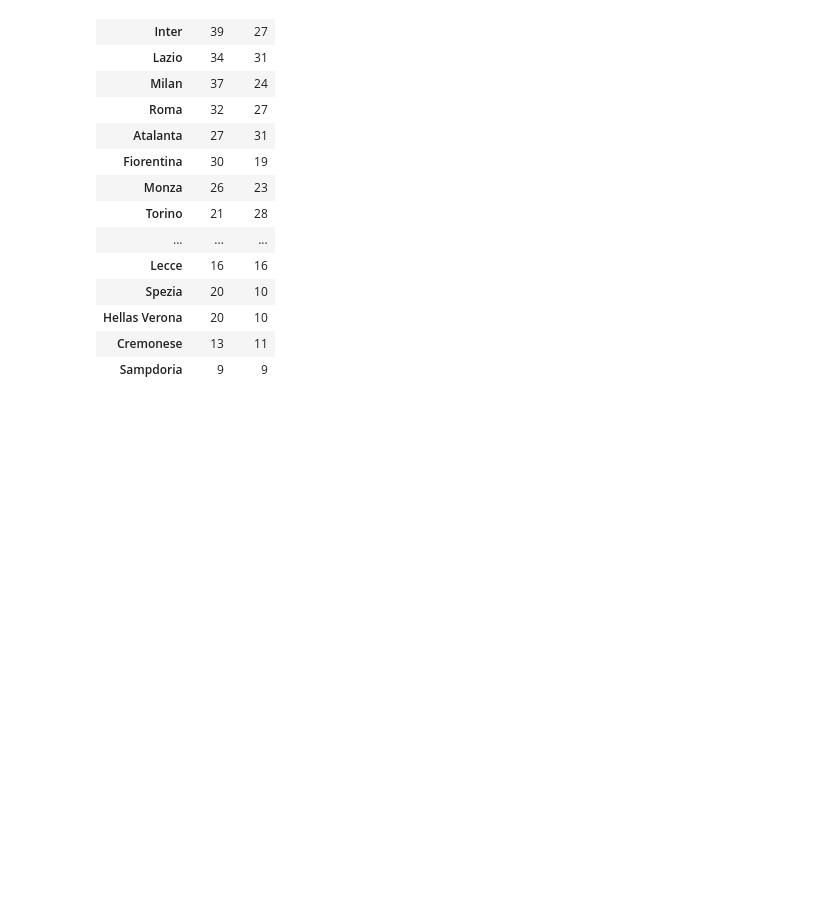
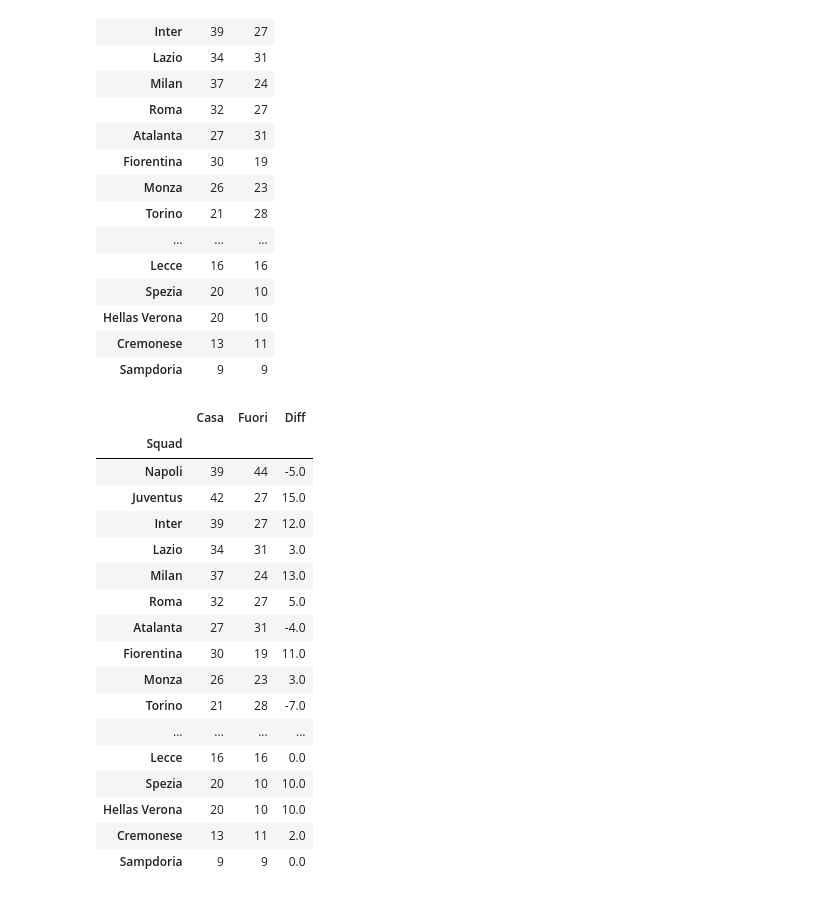
Before and after one commit to Weinsz/SciViz-SerieA-2022-23, a Jupyter notebook: Misc/Rendimento_Casa-Fuori.ipynb, the cells around one changed output. Saved outputs shown, nothing was run; the diff lists cells and outputs as text; code cells hidden in the pictures; blank space fills up the shorter version.

```diff
--- a/Misc/Rendimento_Casa-Fuori.ipynb
+++ b/Misc/Rendimento_Casa-Fuori.ipynb
@@ -8,3 +13,15 @@ from highlight_text import ax_text
+# %%
+font_path = "../Grafici/assets/fonts"
+for x in os.listdir(font_path):
+    for y in os.listdir(f"{font_path}/{x}"):
+        if y.split(".")[-1] == "ttf":
+            fm.fontManager.addfont(f"{font_path}/{x}/{y}")
+            try:
+                fm.FontProperties(weight=y.split("-")[-1].split(".")[0].lower(), fname=y.split("-")[0])
+            except Exception:
+                continue
+
+plt.style.use("../Grafici/assets/stylesheets/soc_base.mplstyle")
 # %%
 
 df = pd.read_csv('fbref_data.csv', sep=',')
@@ -30,10 +47,30 @@ df.set_index('Squad')
 | Sampdoria | 9 | 9 |
 # %%
 def calc_diff(data):
-    diffs = pd.Series(index=data.index, name='Diff')
+    diffs = pd.Series(index=data.index, name='Diff', dtype=float)
     for x in data.itertuples():
         diffs.loc[x.Index] = (x.Casa-x.Fuori)
     return data.merge(diffs, right_index=True, left_index=True).set_index('Squad')
 df_sum = calc_diff(df)
+df_sum
+# %% [output]
+|  | Casa | Fuori | Diff |
+| Squad |  |  |  |
+| Napoli | 39 | 44 | -5.0 |
+| Juventus | 42 | 27 | 15.0 |
+| Inter | 39 | 27 | 12.0 |
+| Lazio | 34 | 31 | 3.0 |
+| Milan | 37 | 24 | 13.0 |
+| Roma | 32 | 27 | 5.0 |
+| Atalanta | 27 | 31 | -4.0 |
+| Fiorentina | 30 | 19 | 11.0 |
+| Monza | 26 | 23 | 3.0 |
+| Torino | 21 | 28 | -7.0 |
+| ... | ... | ... | ... |
+| Lecce | 16 | 16 | 0.0 |
+| Spezia | 20 | 10 | 10.0 |
+| Hellas Verona | 20 | 10 | 10.0 |
+| Cremonese | 13 | 11 | 2.0 |
+| Sampdoria | 9 | 9 | 0.0 |
 # %%
 def calc_percent(data):
```
Also changed, not shown: parts of 7 cells of this notebook, 2 other files.
